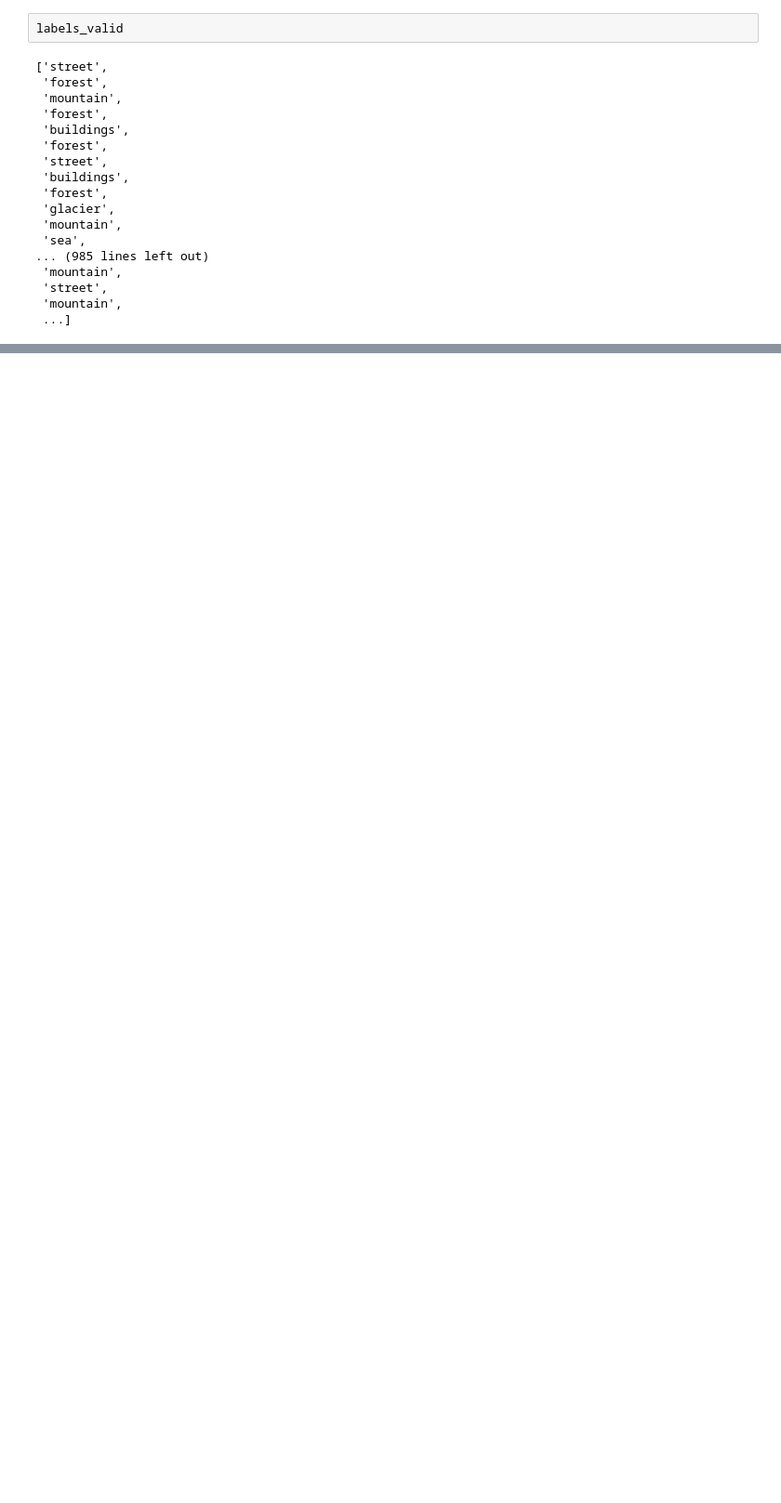
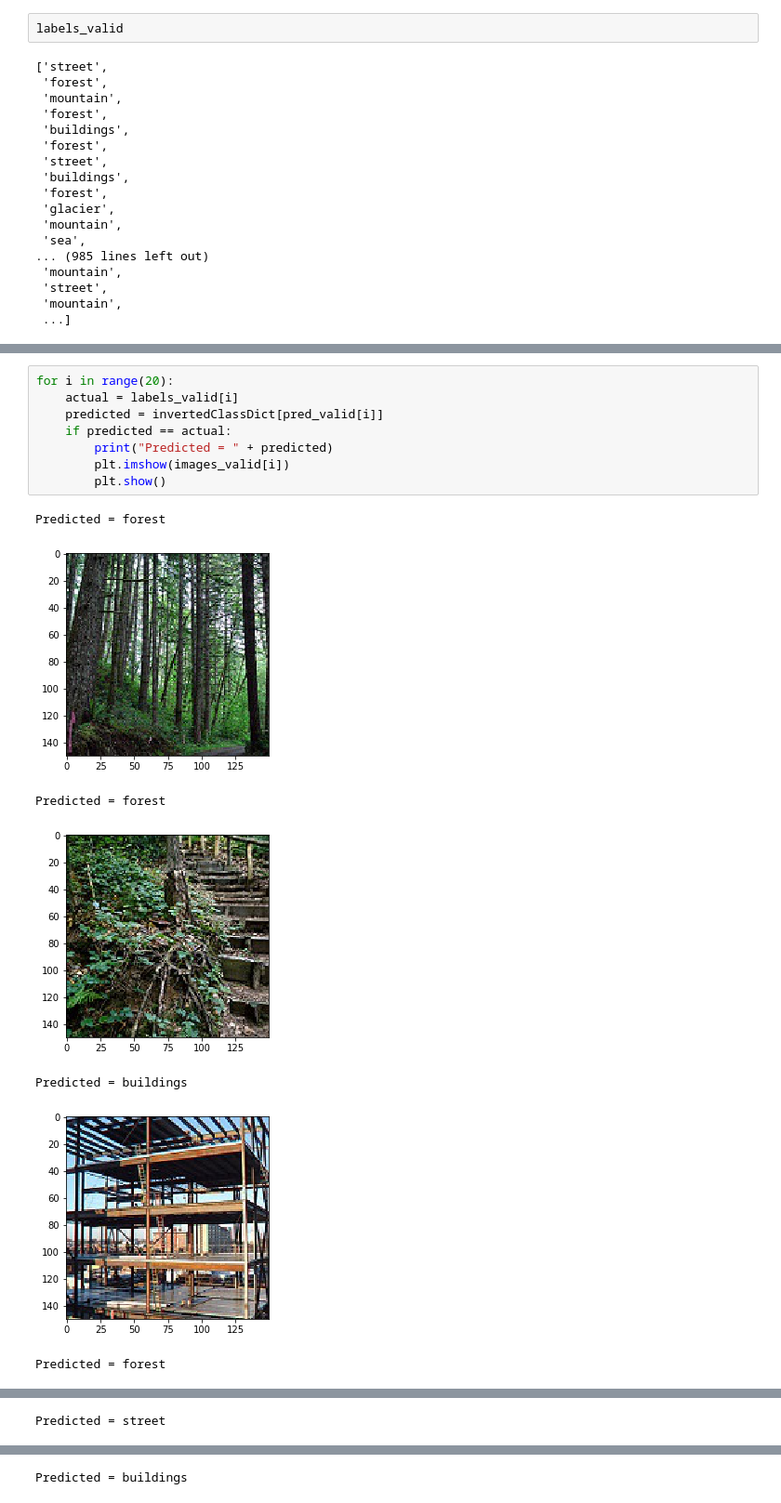
Before and after one commit to MattCommon/ibm-ads-capstone, a Jupyter notebook: intelImageClassification.model_def.ipynb, the cells around one changed output, grey strips where cells are left out. Shown at 93% size. Drawn from its saved outputs; the diff is of its cells as text; blank space fills up the shorter version.

```diff
--- a/intelImageClassification.model_def.ipynb
+++ b/intelImageClassification.model_def.ipynb
@@ -246,0 +494,16 @@ labels_valid
+# %%
+for i in range(20):
+    actual = labels_valid[i]
+    predicted = invertedClassDict[pred_valid[i]]
+    if predicted == actual:
+        print("Predicted = " + predicted)
+        plt.imshow(images_valid[i])
+        plt.show()
+# %% [output]
+Predicted = forest
+[figure, added]
+Predicted = forest
+[figure, added]
+Predicted = buildings
+[figure, added]
+Predicted = forest
@@ -246,0 +511 @@ labels_valid
+Predicted = street
@@ -246,0 +513 @@ labels_valid
+Predicted = buildings
```
Also changed, not shown: parts of 40 cells of this notebook, 1 other file.
